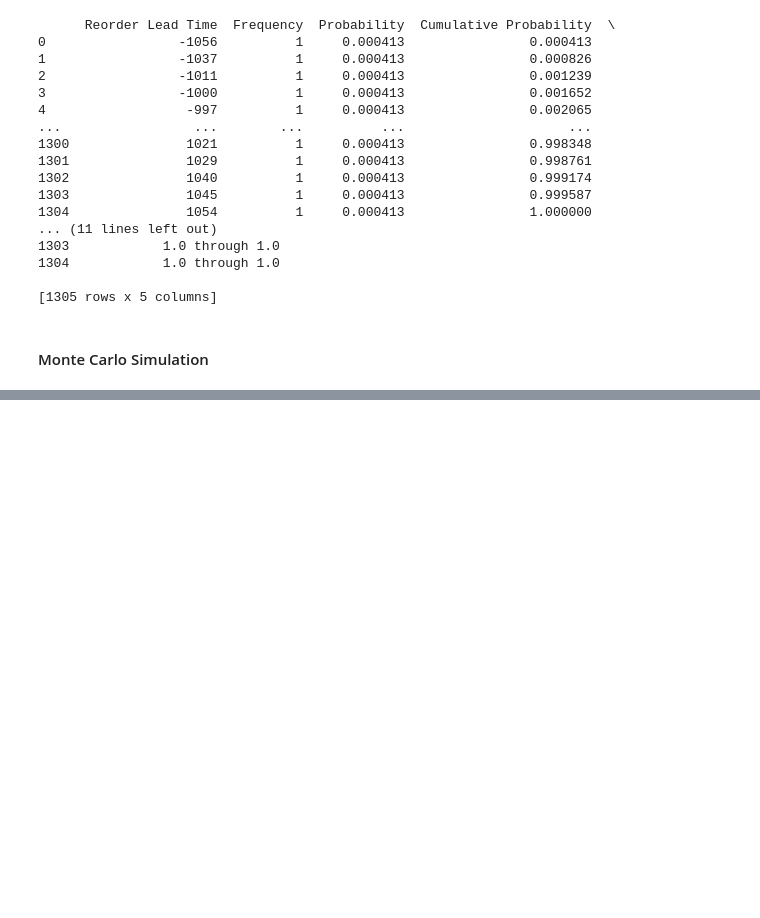
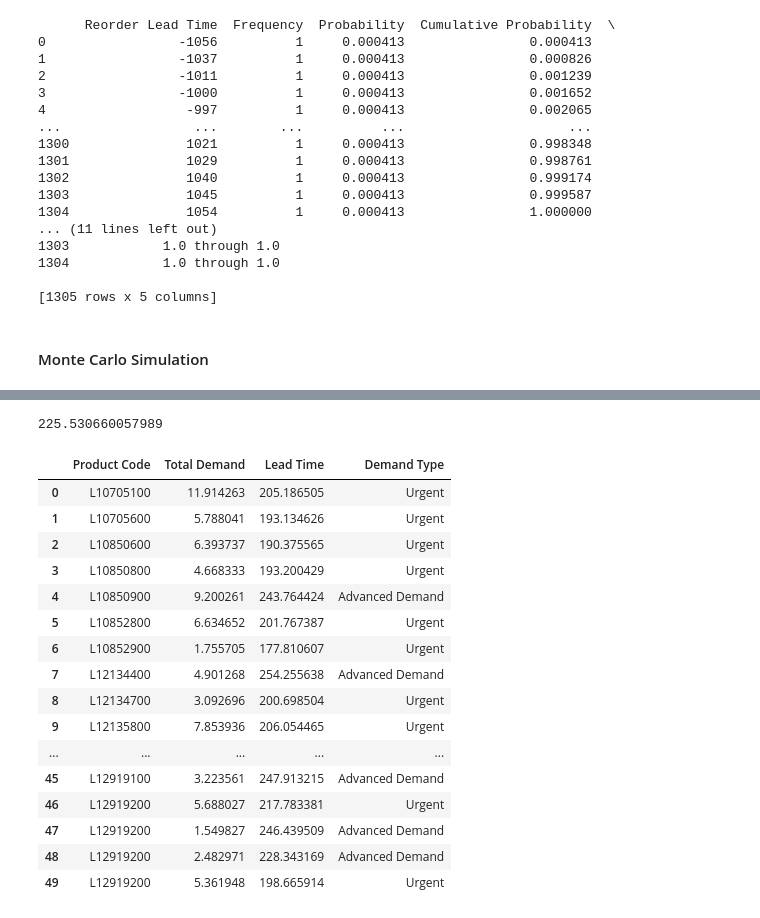
Before and after one commit to yuked123/schulich_datascience, a Jupyter notebook: Hackathon_combined_v1.0.ipynb, the cells around one changed output, grey strips where cells are left out. Saved outputs shown, nothing was run; the diff lists cells and outputs as text; code cells hidden in the pictures; blank space fills up the shorter version.

```diff
--- a/Hackathon_combined_v1.0.ipynb
+++ b/Hackathon_combined_v1.0.ipynb
@@ -976,0 +927,33 @@ def mc_simulation(order_quantity, lead_time_data):
+# %%
+final_output['Lead Time'].median()
+
+# Median of the lead time - this would serve as a threshold -- anything below would be urgent,
+# anything above 225 would be advanced demand
+# %% [output]
+225.530660057989
+# %%
+# Calculate the median of 'Lead Time'
+median_lead_time = final_output['Lead Time'].median()
+
+# Assign a new column 'Demand Type' based on the conditions
+final_output['Demand Type'] = final_output['Lead Time'].apply(lambda x: 'Urgent' if x < median_lead_time else 'Advanced Demand')
+
+final_output
+# %% [output]
+|  | Product Code | Total Demand | Lead Time | Demand Type |
+| 0 | L10705100 | 11.914263 | 205.186505 | Urgent |
+| 1 | L10705600 | 5.788041 | 193.134626 | Urgent |
+| 2 | L10850600 | 6.393737 | 190.375565 | Urgent |
+| 3 | L10850800 | 4.668333 | 193.200429 | Urgent |
+| 4 | L10850900 | 9.200261 | 243.764424 | Advanced Demand |
+| 5 | L10852800 | 6.634652 | 201.767387 | Urgent |
+| 6 | L10852900 | 1.755705 | 177.810607 | Urgent |
+| 7 | L12134400 | 4.901268 | 254.255638 | Advanced Demand |
+| 8 | L12134700 | 3.092696 | 200.698504 | Urgent |
+| 9 | L12135800 | 7.853936 | 206.054465 | Urgent |
+| ... | ... | ... | ... | ... |
+| 45 | L12919100 | 3.223561 | 247.913215 | Advanced Demand |
+| 46 | L12919200 | 5.688027 | 217.783381 | Urgent |
+| 47 | L12919200 | 1.549827 | 246.439509 | Advanced Demand |
+| 48 | L12919200 | 2.482971 | 228.343169 | Advanced Demand |
+| 49 | L12919200 | 5.361948 | 198.665914 | Urgent |
```
Also changed, not shown: parts of 7 cells of this notebook.
